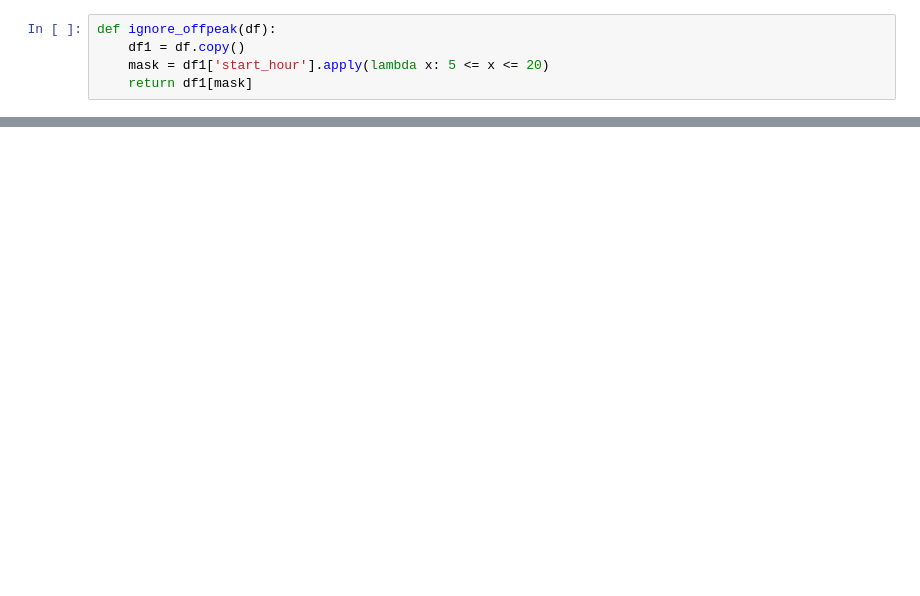
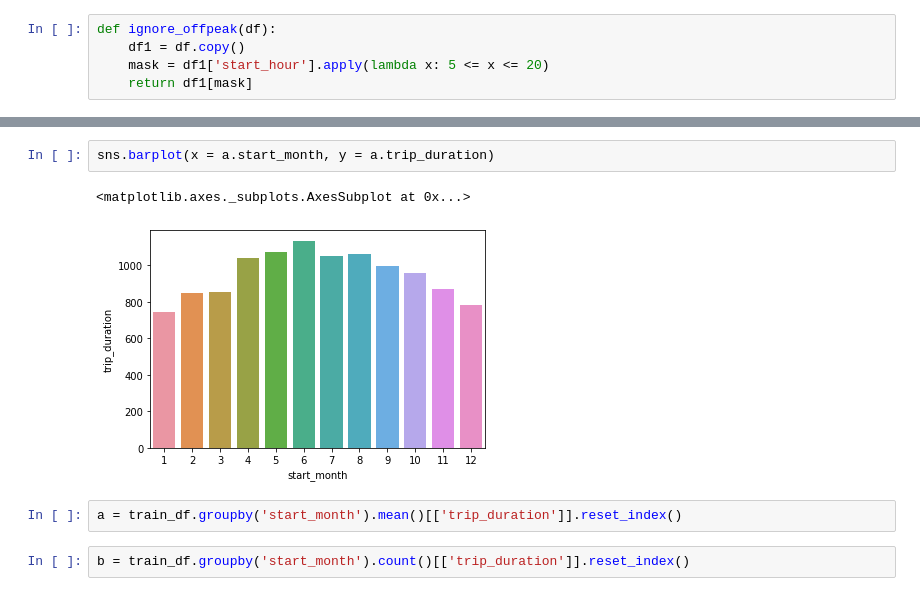
Before and after one commit to zhangym1256/Citi-Bike-Capstone, a Jupyter notebook: may/data_extraction.ipynb, the cells around one changed output, grey strips where cells are left out. Saved outputs shown, nothing was run; the diff lists cells and outputs as text; blank space fills up the shorter version.

```diff
--- a/may/data_extraction.ipynb
+++ b/may/data_extraction.ipynb
@@ -123,0 +193,9 @@ dtype: int64
+# %%
+sns.barplot(x = a.start_month, y = a.trip_duration)
+# %% [output]
+<matplotlib.axes._subplots.AxesSubplot at 0x...>
+[figure, added]
+# %%
+a = train_df.groupby('start_month').mean()[['trip_duration']].reset_index()
+# %%
+b = train_df.groupby('start_month').count()[['trip_duration']].reset_index()
```
Also changed, not shown: parts of 54 cells of this notebook.
